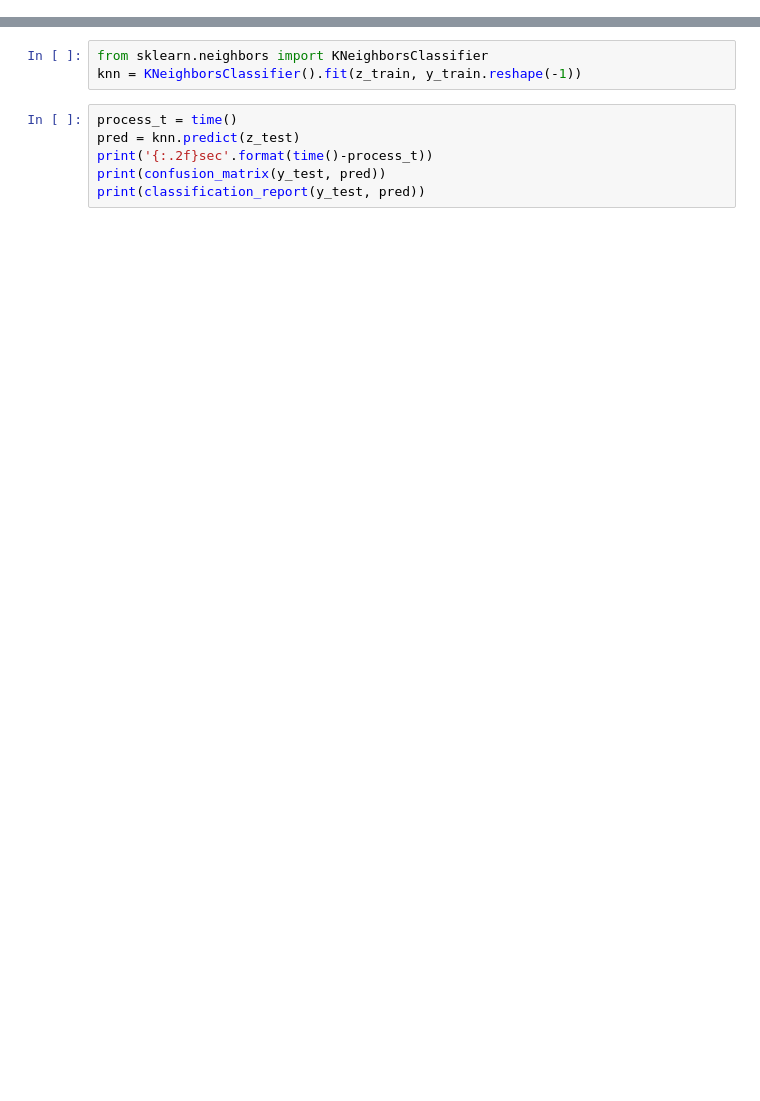
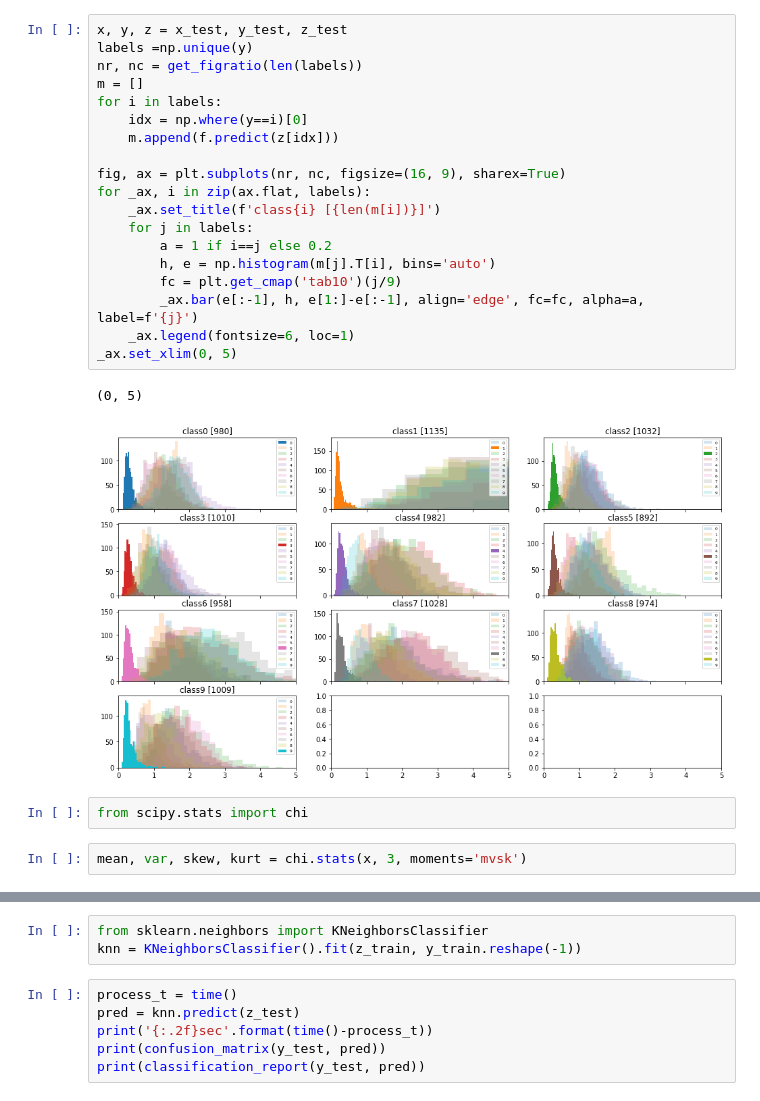
Before and after one commit to yygr/datascience_utility, a Jupyter notebook: notebook/Mnist classifier with VAE+Mahalanobis.ipynb, the cells around one changed output, grey strips where cells are left out. Saved outputs shown, nothing was run; the diff lists cells and outputs as text; blank space fills up the shorter version.

```diff
--- a/notebook/Mnist classifier with VAE+Mahalanobis.ipynb
+++ b/notebook/Mnist classifier with VAE+Mahalanobis.ipynb
@@ -65,0 +89,26 @@ _, z_test, xz_test = ae.mini_batch(opt, x_test, inference=True)
+# %%
+x, y, z = x_test, y_test, z_test
+labels =np.unique(y)
+nr, nc = get_figratio(len(labels))
+m = []
+for i in labels:
+    idx = np.where(y==i)[0]
+    m.append(f.predict(z[idx]))
+
+fig, ax = plt.subplots(nr, nc, figsize=(16, 9), sharex=True)
+for _ax, i in zip(ax.flat, labels):
+    _ax.set_title(f'class{i} [{len(m[i])}]')
+    for j in labels:
+        a = 1 if i==j else 0.2
+        h, e = np.histogram(m[j].T[i], bins='auto')
+        fc = plt.get_cmap('tab10')(j/9)
+        _ax.bar(e[:-1], h, e[1:]-e[:-1], align='edge', fc=fc, alpha=a, label=f'{j}')
+    _ax.legend(fontsize=6, loc=1)
+_ax.set_xlim(0, 5)
+# %% [output]
+(0, 5)
+[figure, added]
+# %%
+from scipy.stats import chi
+# %%
+mean, var, skew, kurt = chi.stats(x, 3, moments='mvsk')
```
Also changed, not shown: parts of 13 cells of this notebook, 4 other files.
